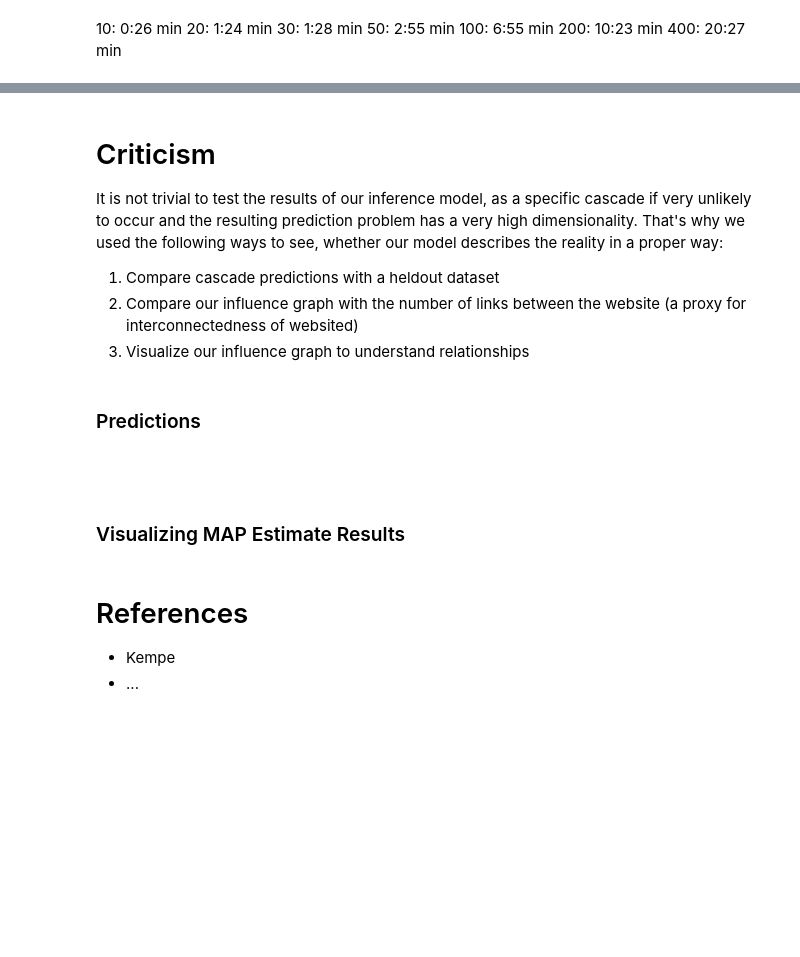
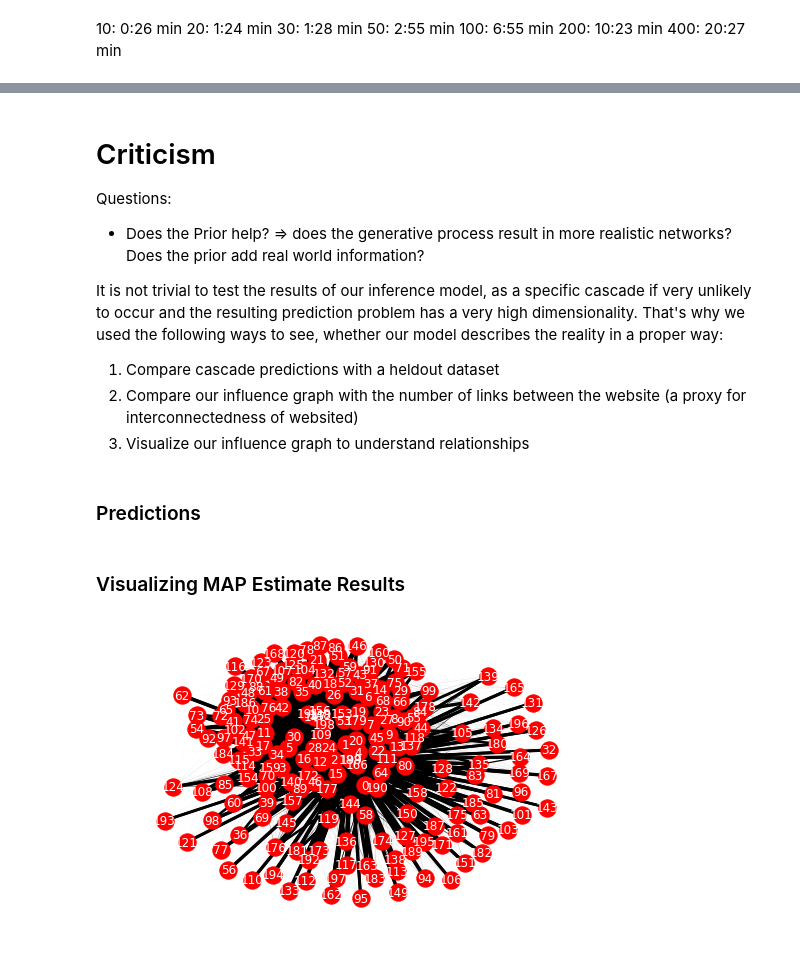
Before and after one commit to schneiderjf/hierarchical-diffnet, a Jupyter notebook: Final_Report.ipynb, the cells around one changed output, grey strips where cells are left out. Drawn from its saved outputs; the diff is of its cells as text; code cells hidden in the pictures; blank space fills up the shorter version.

```diff
--- a/Final_Report.ipynb
+++ b/Final_Report.ipynb
@@ -219,5 +267,9 @@ array([[0.51, 0.  , 0.  , ..., 0.01, 0.53, 0.68],
 # %% [markdown]
 # Criticism
+
+Questions:
+* Does the Prior help? => does the generative process result in more realistic networks? Does the prior add real world information?
+
 
 It is not trivial to test the results of our inference model, as a specific cascade if very unlikely to occur and the resulting prediction problem has a very high dimensionality. That's why we used the following ways to see, whether our model describes the reality in a proper way:
 
@@ -226,13 +278,10 @@ It is not trivial to test the results of our inference model, as a specific casc
 3. Visualize our influence graph to understand relationships
 # %% [markdown]
 ### Predictions
-# %% [markdown]
-#
 # %% [markdown]
 ### Visualizing MAP Estimate Results
-# %% [markdown]
-# References
-
-
-* Kempe
-* ...
+# %%
+nx_graph, nx_layout, nx_weights, nx_labels = buildGraph(a3.round(3))
+drawWeightedGraph(nx_graph, nx_layout, nx_weights, nx_labels)
+# %% [output]
+[figure, added]
```
Also changed, not shown: parts of 34 cells of this notebook.
